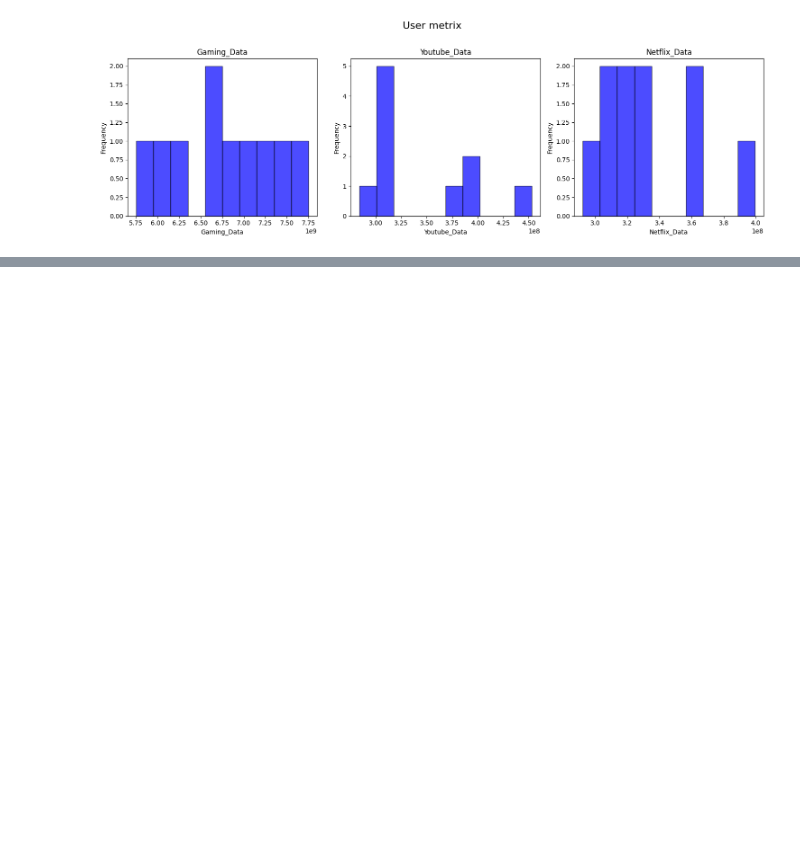
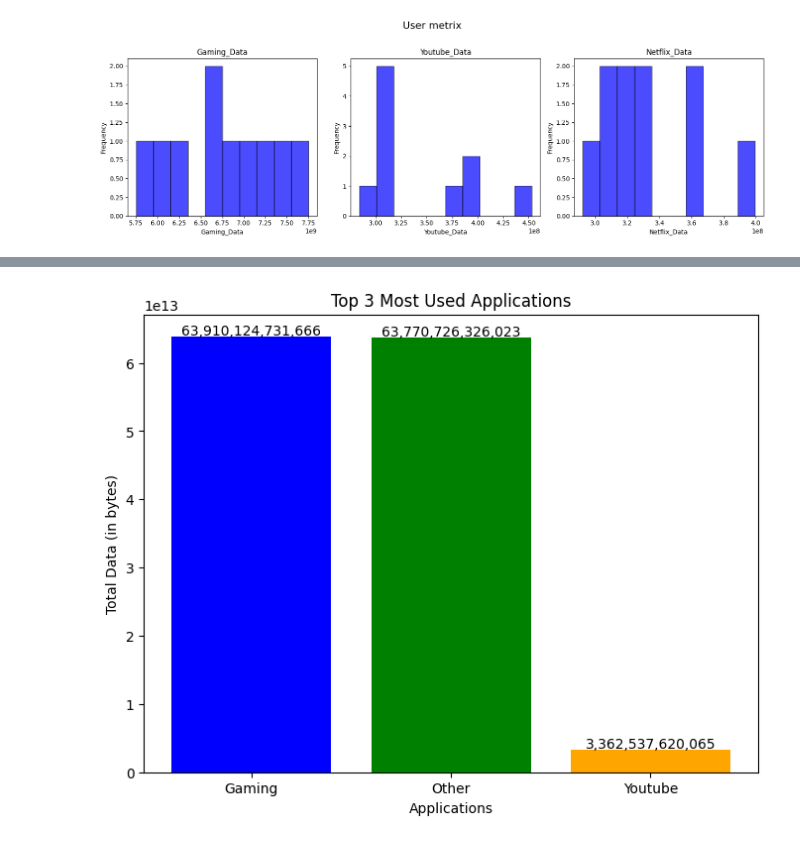
Before and after one commit to Leulseged-Mesfin/Tellco-Analysis, a Jupyter notebook: notbooks/User Engagement Analysis.ipynb, the cells around one changed output, grey strips where cells are left out. Saved outputs shown, nothing was run; the diff lists cells and outputs as text; code cells hidden in the pictures; blank space fills up the shorter version.

Commit message:
Plot the top 3 most used applications using appropriate charts.

```diff
--- a/notbooks/User Engagement Analysis.ipynb
+++ b/notbooks/User Engagement Analysis.ipynb
@@ -446,0 +463,31 @@ mult_hist([Gaming_Data, Youtube_Data, Netflix_Data], 1,
+# %%
+import matplotlib.pyplot as plt
+
+# Data
+applications = ['Gaming', 'Youtube', 'Netflix', 'Google', 'Email', 'Social Media', 'Other']
+data_values = [63910124731666, 3362537620065, 3360563670772, 1159544186717, 335503000148, 271478798103, 63770726326023]
+
+# Sorting the data in descending order
+sorted_data = sorted(zip(applications, data_values), key=lambda x: x[1], reverse=True)
+
+# Extracting top 3
+top_applications = [app for app, _ in sorted_data[:3]]
+top_values = [value for _, value in sorted_data[:3]]
+
+# Setting a smaller figure size
+plt.figure(figsize=(8, 6))
+
+# Plotting
+plt.bar(top_applications, top_values, color=['blue', 'green', 'orange'])
+plt.title('Top 3 Most Used Applications')
+plt.xlabel('Applications')
+plt.ylabel('Total Data (in bytes)')
+
+# Display the values on top of the bars
+for i, value in enumerate(top_values):
+    plt.text(i, value + 0.002 * max(top_values), f'{value:,}', ha='center')
+
+# Show the plot
+plt.show()
+# %% [output]
+[figure, added]
```
Also changed, not shown: parts of 2 cells of this notebook.
